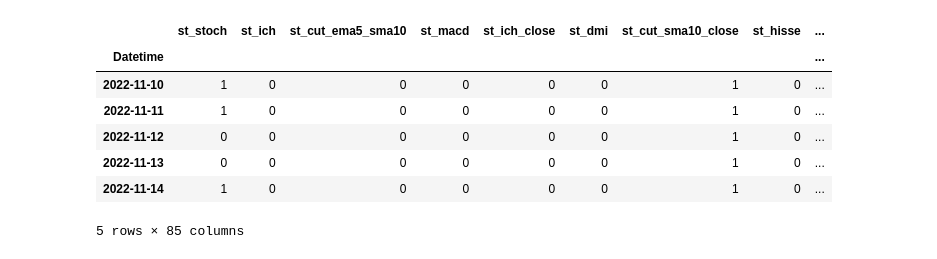
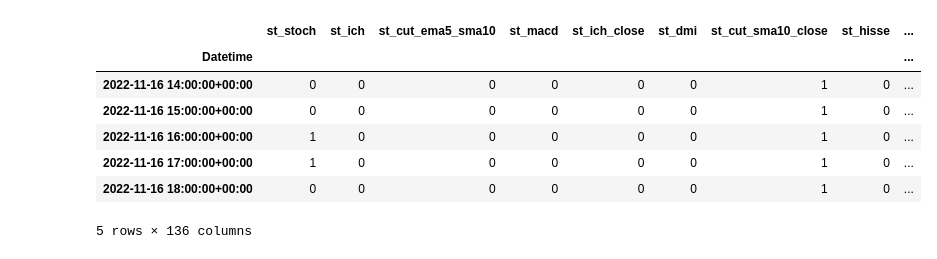
Before and after one commit to kozanakyel/KZ-Engine-Backend, a Jupyter notebook: KZ_project_setup/notebooks/analysis_actual.ipynb, the cells around one changed output. Saved outputs shown, nothing was run; the diff lists cells and outputs as text; code cells hidden in the pictures.

```diff
--- a/KZ_project_setup/notebooks/analysis_actual.ipynb
+++ b/KZ_project_setup/notebooks/analysis_actual.ipynb
@@ -14,10 +14,10 @@ warnings.simplefilter(action = 'ignore', category = pd.errors.PerformanceWarning
 
 SYMBOL = 'BTC-USD'
 scale = 1
-range_list = [5, 10, 15, 20, 25]
+range_list = [5, 10, 15, 20, 25, 30, 40, 50, 99]
 range_list = [i*scale for i in range_list]
-period = 'max'
-interval = '1d'
+period = '2y'
+interval = '1h'
 start_date = ''
 end_data = ''
 source = 'yahoo'
@@ -43,13 +38,13 @@ df.tail()
 # %%
-extracted_df = data.extract_features()
+ext_df = data.extract_features()
 # %%
-extracted_df.tail()
+ext_df.tail()
 # %% [output]
 |  | st_stoch | st_ich | st_cut_ema5_sma10 | st_macd | st_ich_close | st_dmi | st_cut_sma10_close | st_hisse | ... |
 | Datetime |  |  |  |  |  |  |  |  | ... |
-| 2022-11-10 | 1 | 0 | 0 | 0 | 0 | 0 | 1 | 0 | ... |
-| 2022-11-11 | 1 | 0 | 0 | 0 | 0 | 0 | 1 | 0 | ... |
-| 2022-11-12 | 0 | 0 | 0 | 0 | 0 | 0 | 1 | 0 | ... |
-| 2022-11-13 | 0 | 0 | 0 | 0 | 0 | 0 | 1 | 0 | ... |
-| 2022-11-14 | 1 | 0 | 0 | 0 | 0 | 0 | 1 | 0 | ... |
+| 2022-11-16 14:00:00+00:00 | 0 | 0 | 0 | 0 | 0 | 0 | 1 | 0 | ... |
+| 2022-11-16 15:00:00+00:00 | 0 | 0 | 0 | 0 | 0 | 0 | 1 | 0 | ... |
+| 2022-11-16 16:00:00+00:00 | 1 | 0 | 0 | 0 | 0 | 0 | 1 | 0 | ... |
+| 2022-11-16 17:00:00+00:00 | 1 | 0 | 0 | 0 | 0 | 0 | 1 | 0 | ... |
+| 2022-11-16 18:00:00+00:00 | 0 | 0 | 0 | 0 | 0 | 0 | 1 | 0 | ... |
-5 rows × 85 columns
+5 rows × 136 columns
```
Also changed, not shown: parts of 15 cells of this notebook, 3 other files.
